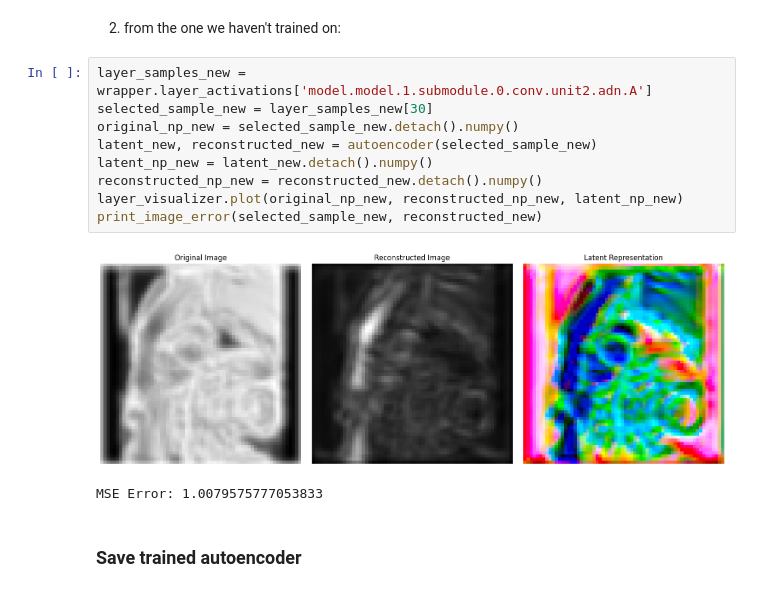
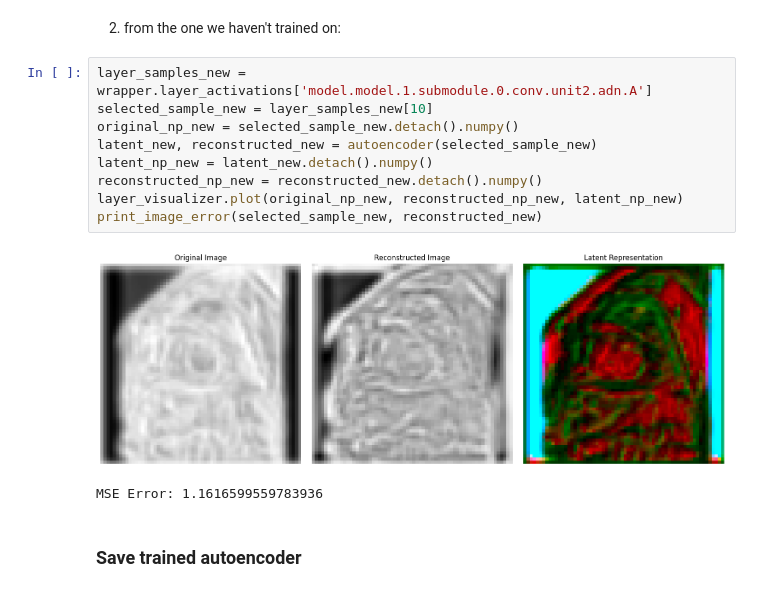
Before and after one commit to kel16/MedImSeg-Lab24, a Jupyter notebook: src/dimensionality_reduction/modified_autoencoder_train.ipynb, the cells around one changed output. Saved outputs shown, nothing was run; the diff lists cells and outputs as text.

```diff
--- a/src/dimensionality_reduction/modified_autoencoder_train.ipynb
+++ b/src/dimensionality_reduction/modified_autoencoder_train.ipynb
@@ -215,16 +254,16 @@ MSE Error: 0.4789718687534332
 2. from the one we haven't trained on:
 # %%
 layer_samples_new = wrapper.layer_activations['model.model.1.submodule.0.conv.unit2.adn.A']
-selected_sample_new = layer_samples_new[30]
+selected_sample_new = layer_samples_new[10]
 original_np_new = selected_sample_new.detach().numpy()
 latent_new, reconstructed_new = autoencoder(selected_sample_new)
 latent_np_new = latent_new.detach().numpy()
 reconstructed_np_new = reconstructed_new.detach().numpy()
 layer_visualizer.plot(original_np_new, reconstructed_np_new, latent_np_new)
 print_image_error(selected_sample_new, reconstructed_new)
 # %% [output]
-[figure, old version]
+[figure, new version]
-MSE Error: 1.0079575777053833
+MSE Error: 1.1616599559783936
 # %% [markdown]
 ### Save trained autoencoder
 # %%
```
Also changed, not shown: parts of 11 cells of this notebook, 2 other files.
